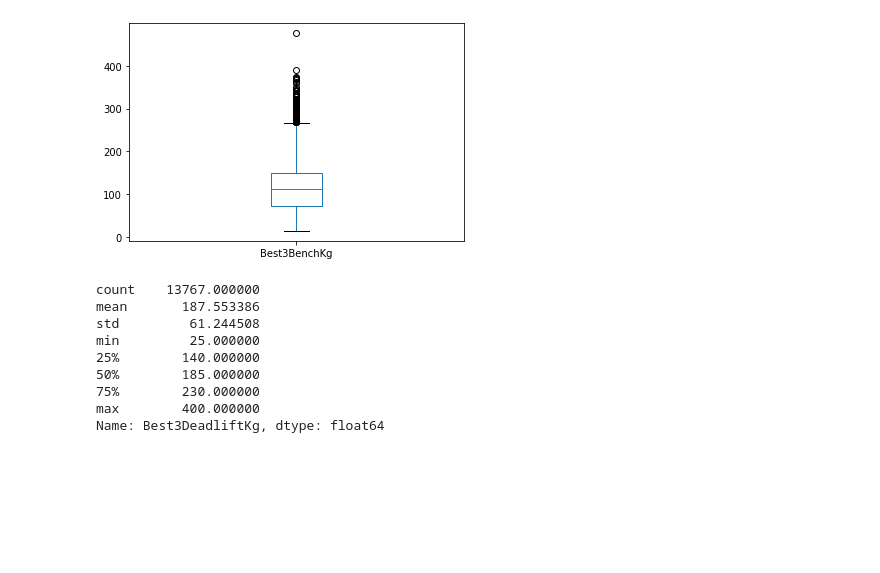
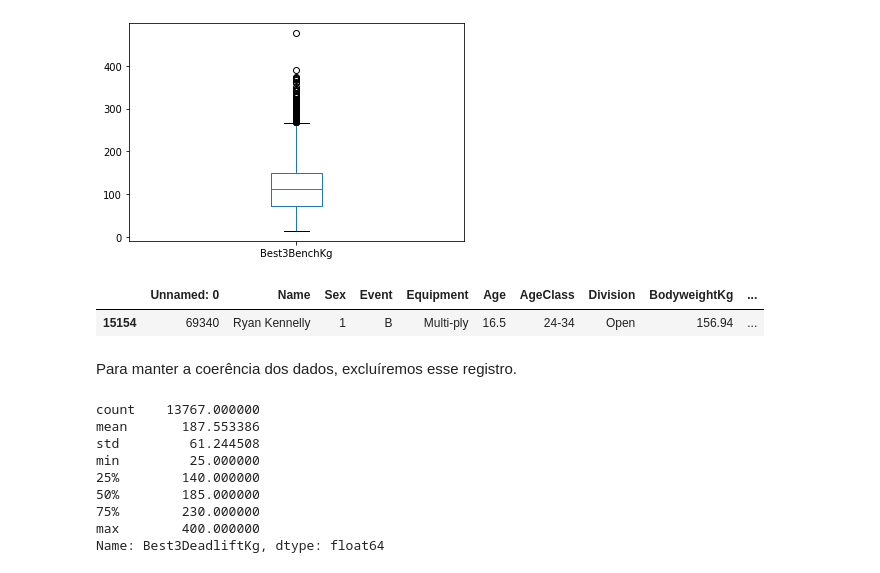
Before and after one commit to RafaelBNN/if697, a Jupyter notebook: ProjetoIF697.ipynb, the cells around one changed output. Saved outputs shown, nothing was run; the diff lists cells and outputs as text; code cells hidden in the pictures; blank space fills up the shorter version.

```diff
--- a/ProjetoIF697.ipynb
+++ b/ProjetoIF697.ipynb
@@ -888,3 +898,10 @@ df['Best3BenchKg'].plot.box()
 # %% [output]
 <matplotlib.axes._subplots.AxesSubplot at 0x...>
 [figure]
+# %%
+df[df['Best3BenchKg']>425]
+# %% [output]
+|  | Unnamed: 0 | Name | Sex | Event | Equipment | Age | AgeClass | Division | BodyweightKg | ... |
+| 15154 | 69340 | Ryan Kennelly | 1 | B | Multi-ply | 16.5 | 24-34 | Open | 156.94 | ... |
+# %% [markdown]
+Para manter a coerência dos dados, excluíremos esse registro.
```
Also changed, not shown: parts of 30 cells of this notebook.
